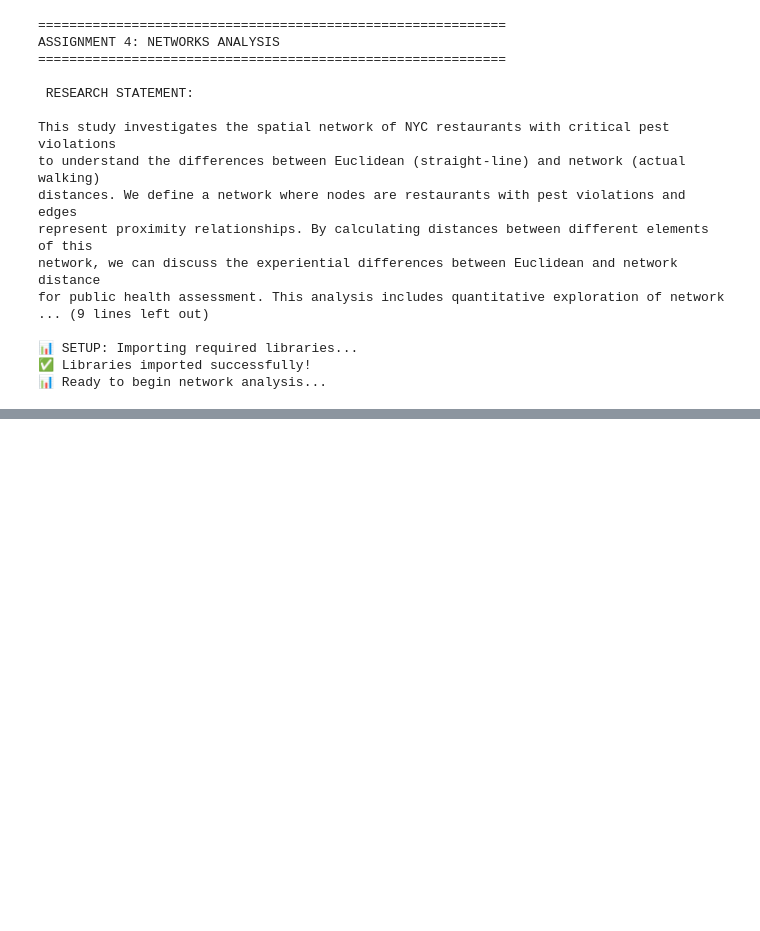
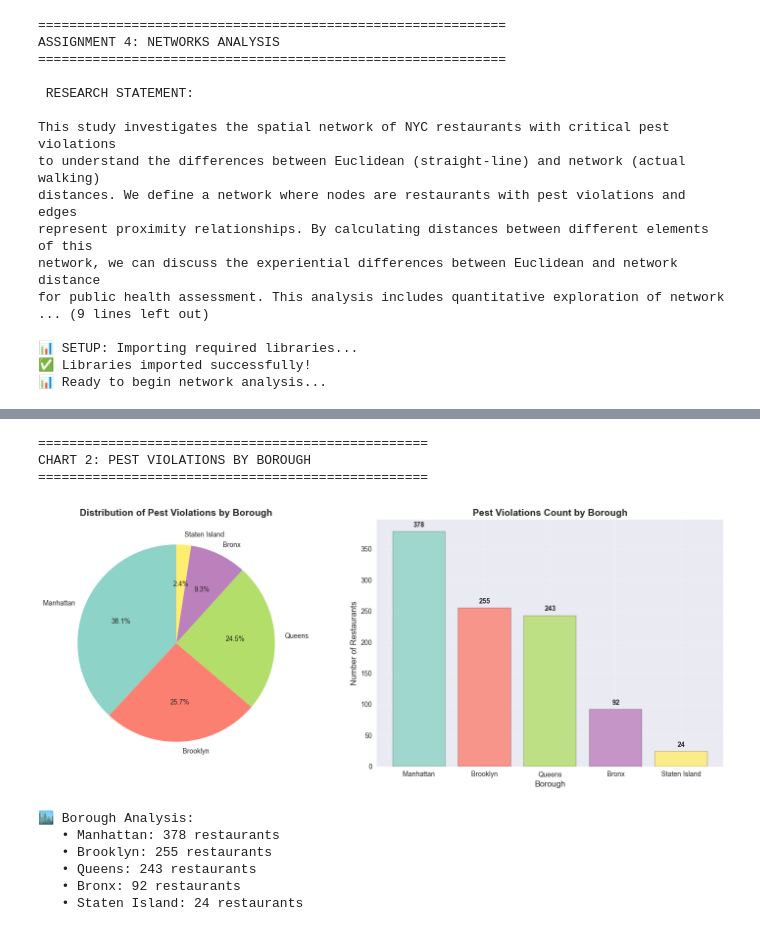
Before and after one commit to romeli7/cdp-mapping-systems, a Jupyter notebook: Assignments/Assignment 4 networks/Assignment4_Networks_Pest_Analysis.ipynb, the cells around one changed output, grey strips where cells are left out. Saved outputs shown, nothing was run; the diff lists cells and outputs as text; code cells hidden in the pictures; blank space fills up the shorter version.

```diff
--- a/Assignments/Assignment 4 networks/Assignment4_Networks_Pest_Analysis.ipynb
+++ b/Assignments/Assignment 4 networks/Assignment4_Networks_Pest_Analysis.ipynb
@@ -209,0 +474,44 @@ KeyboardInterrupt:
+# %%
+# Cell 8: Chart 2 - Borough Distribution
+print("\n" + "="*50)
+print("CHART 2: PEST VIOLATIONS BY BOROUGH")
+print("="*50)
+
+# Create borough analysis
+fig, (ax1, ax2) = plt.subplots(1, 2, figsize=(15, 6))
+
+# Plot 1: Pie chart
+borough_counts = gdf['boro'].value_counts()
+colors = plt.cm.Set3(np.linspace(0, 1, len(borough_counts)))
+wedges, texts, autotexts = ax1.pie(borough_counts.values, labels=borough_counts.index,
+                                   autopct='%1.1f%%', colors=colors, startangle=90)
+ax1.set_title('Distribution of Pest Violations by Borough', fontsize=14, fontweight='bold')
+
+# Plot 2: Bar chart
+ax2.bar(borough_counts.index, borough_counts.values, color=colors, alpha=0.8, edgecolor='black')
+ax2.set_xlabel('Borough', fontsize=12)
+ax2.set_ylabel('Number of Restaurants', fontsize=12)
+ax2.set_title('Pest Violations Count by Borough', fontsize=14, fontweight='bold')
+ax2.grid(True, alpha=0.3)
+
+# Add value labels on bars
+for i, v in enumerate(borough_counts.values):
+    ax2.text(i, v + 5, str(v), ha='center', va='bottom', fontweight='bold')
+
+plt.tight_layout()
+plt.show()
+
+print(f"🏙️ Borough Analysis:")
+for boro, count in borough_counts.items():
+    print(f"   • {boro}: {count} restaurants")
+# %% [output]
+==================================================
+CHART 2: PEST VIOLATIONS BY BOROUGH
+==================================================
+[figure, added]
+🏙️ Borough Analysis:
+   • Manhattan: 378 restaurants
+   • Brooklyn: 255 restaurants
+   • Queens: 243 restaurants
+   • Bronx: 92 restaurants
+   • Staten Island: 24 restaurants
```
Also changed, not shown: parts of 10 cells of this notebook.
